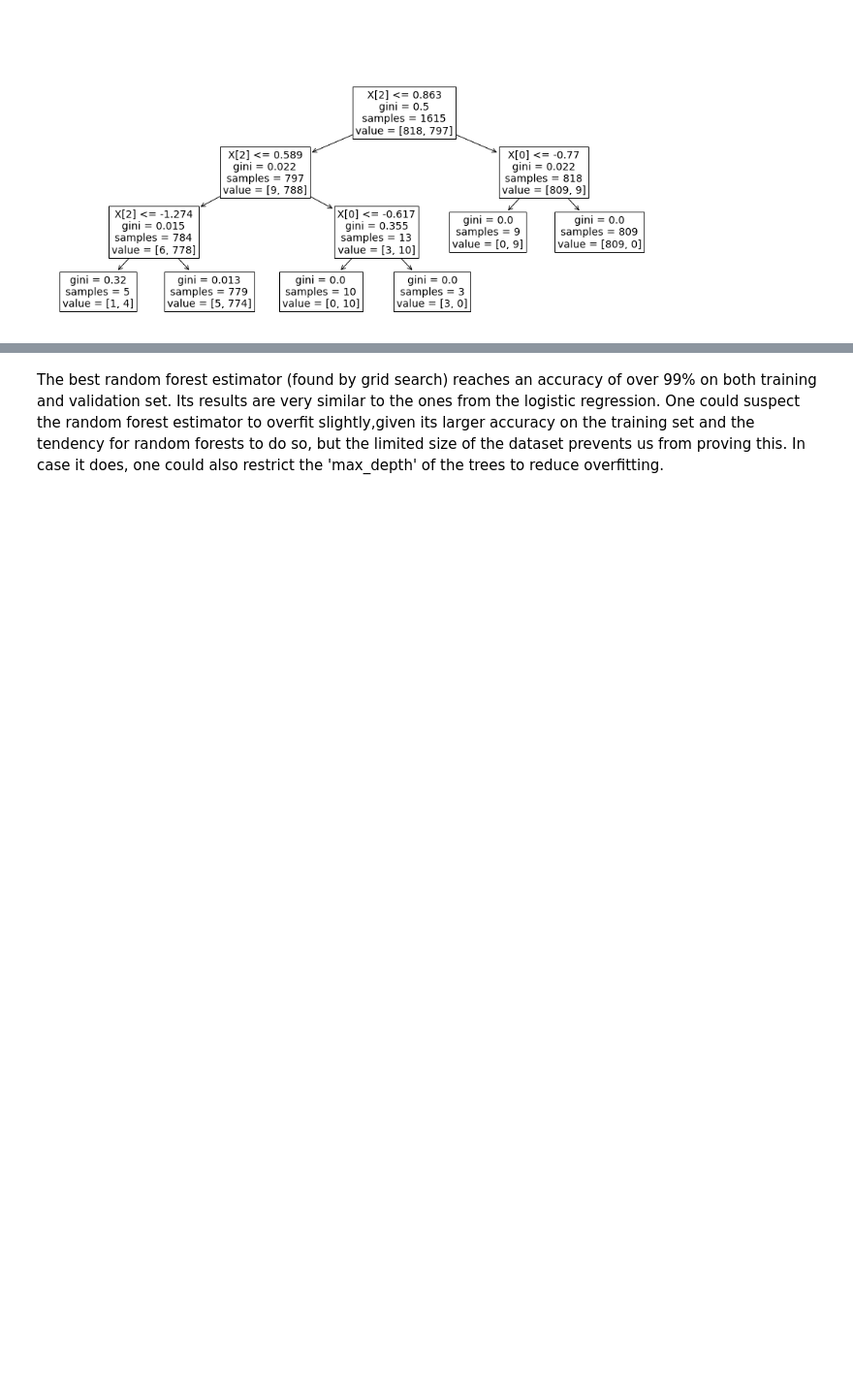
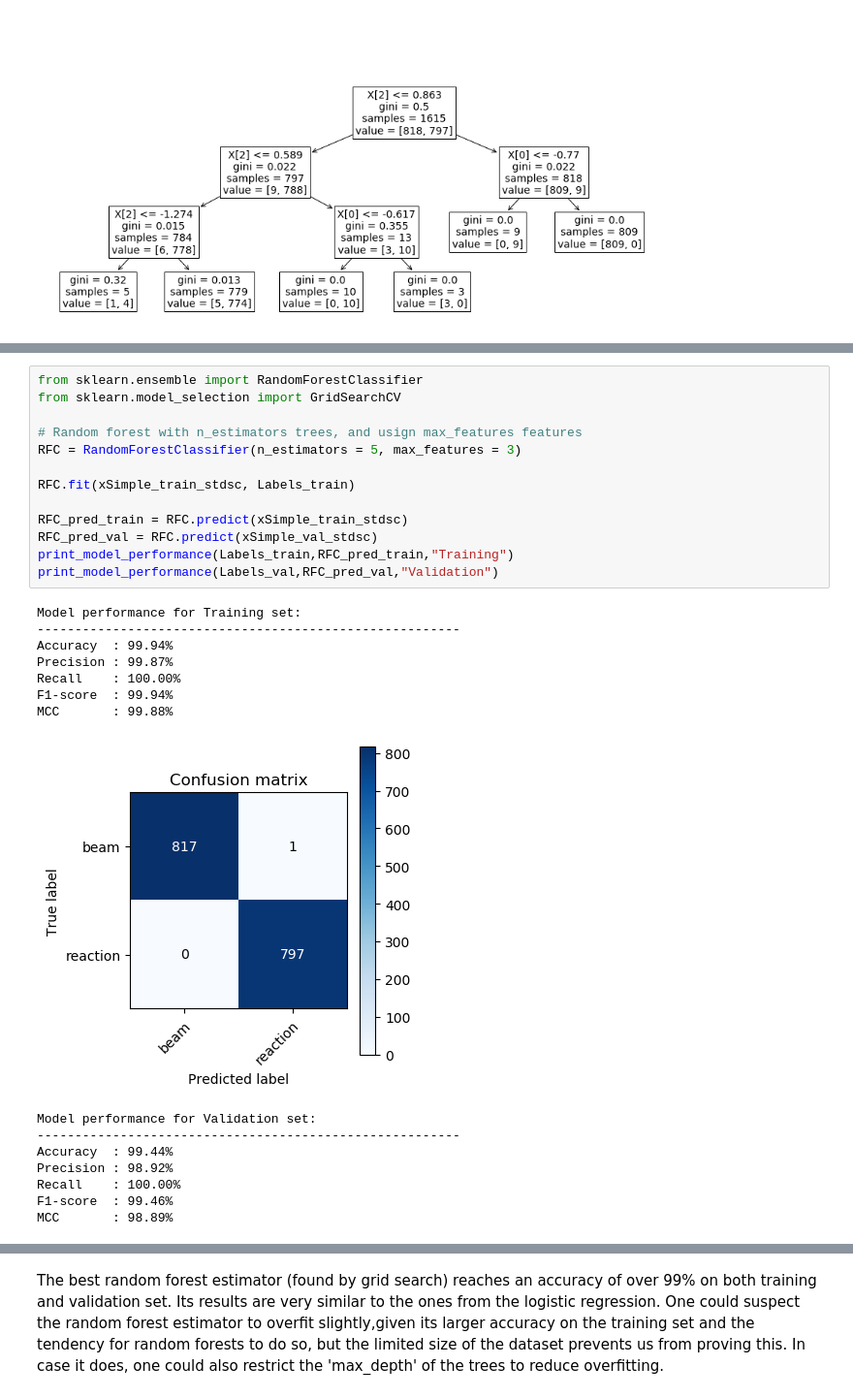
Before and after one commit to fracassetti-stf/AT-TPC_MLProject, a Jupyter notebook: AT_Report.ipynb, the cells around one changed output, grey strips where cells are left out. Shown at 97% size. Cells and saved outputs as stored; diff of their text form; blank space fills up the shorter version.

Commit message:
Add Simple_Models, CNN

```diff
--- a/AT_Report.ipynb
+++ b/AT_Report.ipynb
@@ -647,0 +650,29 @@ To find the best random forest method, a gridsearch is performed with cross-vali
+# %%
+from sklearn.ensemble import RandomForestClassifier
+from sklearn.model_selection import GridSearchCV
+
+# Random forest with n_estimators trees, and usign max_features features
+RFC = RandomForestClassifier(n_estimators = 5, max_features = 3)
+
+RFC.fit(xSimple_train_stdsc, Labels_train)
+
+RFC_pred_train = RFC.predict(xSimple_train_stdsc)
+RFC_pred_val = RFC.predict(xSimple_val_stdsc)
+print_model_performance(Labels_train,RFC_pred_train,"Training")
+print_model_performance(Labels_val,RFC_pred_val,"Validation")
+# %% [output]
+Model performance for Training set:
+--------------------------------------------------------
+Accuracy  : 99.94%
+Precision : 99.87%
+Recall    : 100.00%
+F1-score  : 99.94%
+MCC       : 99.88%
+[figure, added]
+Model performance for Validation set:
+--------------------------------------------------------
+Accuracy  : 99.44%
+Precision : 98.92%
+Recall    : 100.00%
+F1-score  : 99.46%
+MCC       : 98.89%
```
Also changed, not shown: parts of 9 cells of this notebook, 5 other files.
